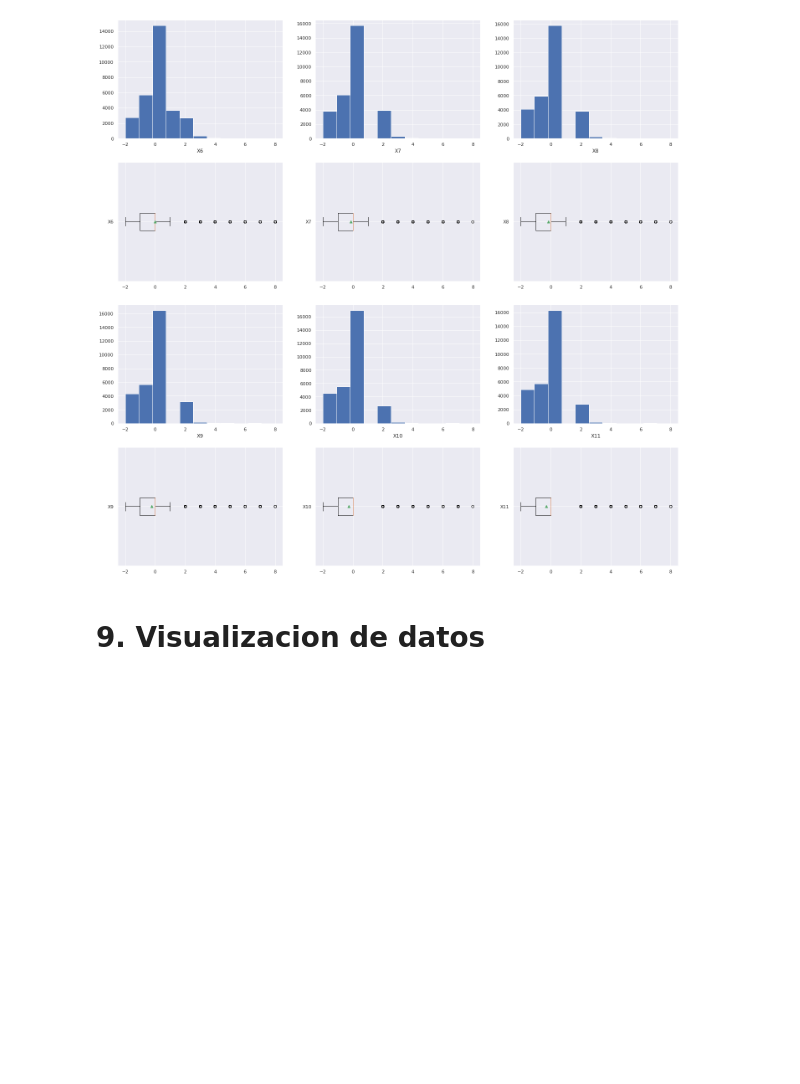
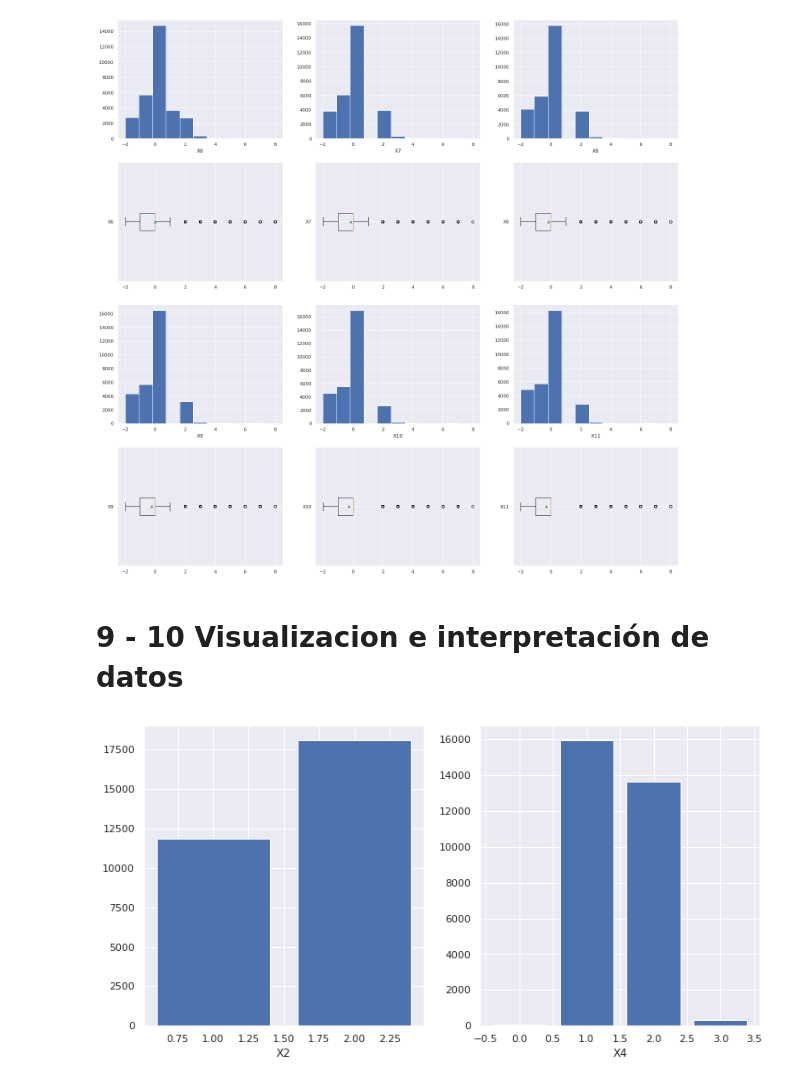
Before and after one commit to PosgradoMNA/actividades-de-aprendizaje-pnogueron, a Jupyter notebook: Semana_6_Actividad_A01097897.ipynb, the cells around one changed output. Cells and saved outputs as stored; diff of their text form; code cells hidden in the pictures; blank space fills up the shorter version.

```diff
--- a/Semana_6_Actividad_A01097897.ipynb
+++ b/Semana_6_Actividad_A01097897.ipynb
@@ -584,4 +584,19 @@ plt.show()
 # %% [output]
 [figure]
 # %% [markdown]
-# 9. Visualizacion de datos
+# 9 - 10 Visualizacion e interpretación de datos
+# %%
+#Gráfico de barras por sexo y estado civil
+#X18 - X23
+sns.set(rc={'figure.figsize':(12, 6)})
+variables_pie = ['X2', 'X4']
+fig, axes = plt.subplots(1, 2)    # Definimos nicho
+
+for k in range(0, 2):
+  plt.subplot(1, 2, k + 1)
+  plt.bar(ndf[variables_pie[k]].unique(), ndf[variables_pie[k]].value_counts().to_list())     # datatrain.columns nos devuelve una lista con los nombres de las columnas.
+  plt.xlabel(variables_pie[k])
+
+plt.show()
+# %% [output]
+[figure, added]
```
Also changed, not shown: parts of 6 cells of this notebook.
